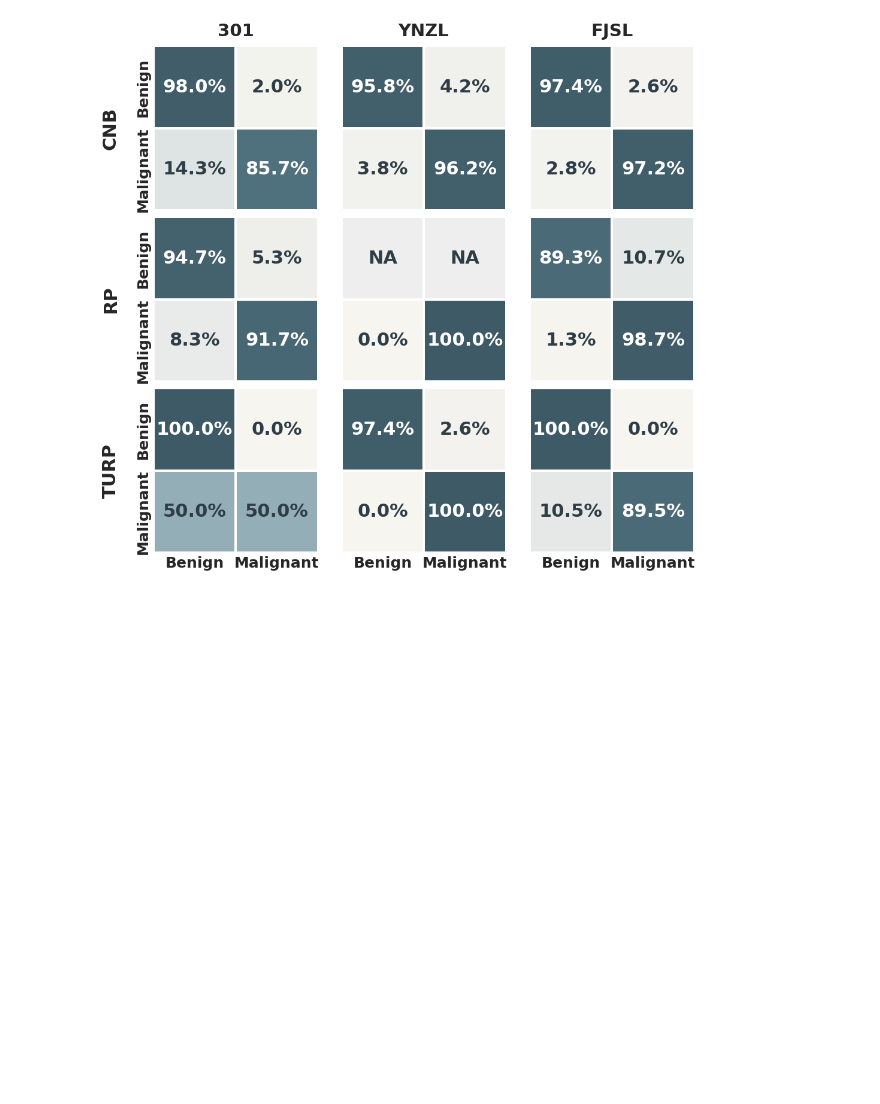
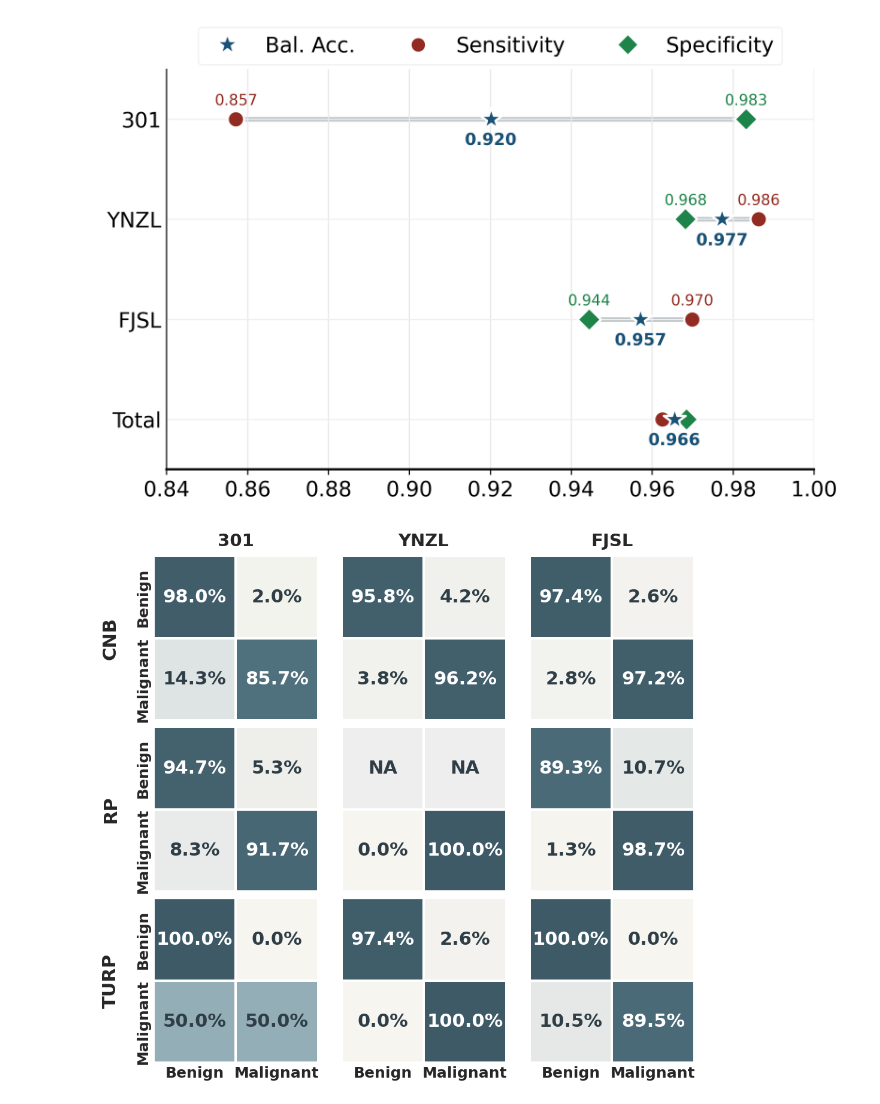
Before and after one commit to linboliao/MIL_BASELINE, a Jupyter notebook: result/Contrast/ext.test.ipynb, the cells around one changed output. Drawn from its saved outputs; the diff is of its cells as text; code cells hidden in the pictures; blank space fills up the shorter version.

```diff
--- a/result/Contrast/ext.test.ipynb
+++ b/result/Contrast/ext.test.ipynb
@@ -256,34 +258,36 @@ for y, center in zip(y_pos, centers):
         ax.text(bacc, y - 0.26, f'{bacc:.3f}', ha='center', fontsize=11, color=colors['bacc'], fontweight='bold')
 
 ax.set_xlim(0.84, 1.00)
 ax.set_xticks(np.arange(0.84, 1.001, 0.02))
 ax.set_ylim(-0.5, len(centers) - 0.5)
 ax.set_yticks(y_pos)
 ax.set_yticklabels(centers)
 
 ax.grid(axis='x', color='#e8e8e8', lw=0.8)
 ax.grid(axis='y', color='#f0f0f0', lw=0.8)
 ax.tick_params(axis='y', length=0)
 
 ax.legend(
     handles=[
         Line2D([], [], marker='*', color='w', markerfacecolor=colors['bacc'], markersize=14, label='Bal. Acc.'),
         Line2D([], [], marker='o', color='w', markerfacecolor=colors['sens'], markersize=10, label='Sensitivity'),
         Line2D([], [], marker='D', color='w', markerfacecolor=colors['spec'], markersize=10, label='Specificity')
     ],
     loc='upper center',
     bbox_to_anchor=(0.5, 1.13),
     ncol=3,
     frameon=True,
     edgecolor='#f0f0f0'
 )
 
-ax.spines[['top', 'right', 'left']].set_visible(False)
+ax.spines[['top', 'right']].set_visible(False)
 ax.spines['bottom'].set_linewidth(1.5)
 
 plt.tight_layout()
 plt.savefig('result-ext/center_dumbbell.svg', bbox_inches='tight')
 plt.show()
+# %% [output]
+[figure, added]
 # %%
 import pandas as pd
 import numpy as np
```
Also changed, not shown: parts of 1 cell of this notebook, 16 other files.
